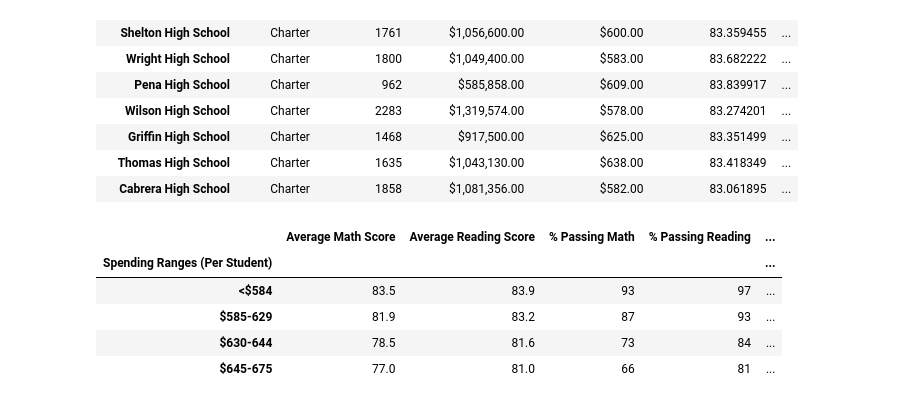
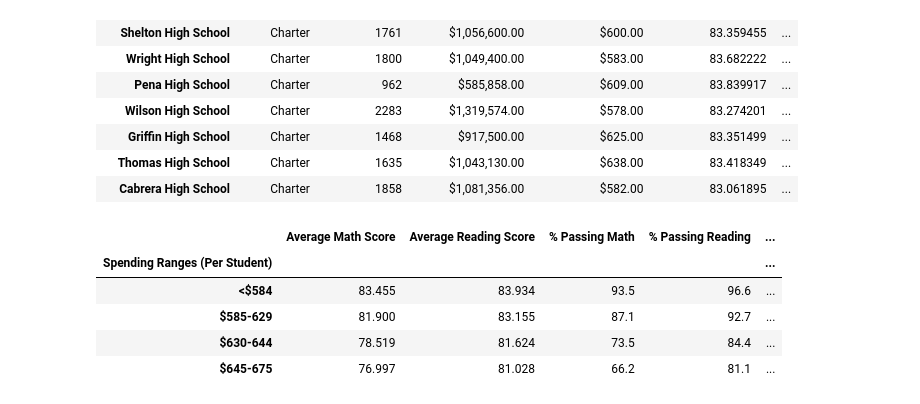
Before and after one commit to SheriZig/School_District_Analysis, a Jupyter notebook: PyCitySchools.ipynb, the cells around one changed output. Drawn from its saved outputs; the diff is of its cells as text; code cells hidden in the pictures.

```diff
--- a/PyCitySchools.ipynb
+++ b/PyCitySchools.ipynb
@@ -1061,30 +1073,30 @@ overall_passing_spending = per_school_summary_df.groupby(["Spending Ranges (Per
 # %%
 #Assemble into DataFrame
 spending_summary_df = pd.DataFrame({
     "Average Math Score" : spending_math_scores,
     "Average Reading Score" : spending_reading_scores,
     "% Passing Math" : spending_passing_math,
      "% Passing Reading" : spending_passing_reading,
     "% Overall Passing" : overall_passing_spending
 })
 
 #formatting
-spending_summary_df["Average Math Score"] = spending_summary_df["Average Math Score"].map("{:.1f}".format)
+spending_summary_df["Average Math Score"] = spending_summary_df["Average Math Score"].map("{:.3f}".format)
 
-spending_summary_df["Average Reading Score"] = spending_summary_df["Average Reading Score"].map("{:.1f}".format)
+spending_summary_df["Average Reading Score"] = spending_summary_df["Average Reading Score"].map("{:.3f}".format)
 
-spending_summary_df["% Passing Math"] = spending_summary_df["% Passing Math"].map("{:.0f}".format)
+spending_summary_df["% Passing Math"] = spending_summary_df["% Passing Math"].map("{:.1f}".format)
 
-spending_summary_df["% Passing Reading"] = spending_summary_df["% Passing Reading"].map("{:.0f}".format)
+spending_summary_df["% Passing Reading"] = spending_summary_df["% Passing Reading"].map("{:.1f}".format)
 
-spending_summary_df["% Overall Passing"] = spending_summary_df["% Overall Passing"].map("{:.0f}".format)
+spending_summary_df["% Overall Passing"] = spending_summary_df["% Overall Passing"].map("{:.1f}".format)
 
 
 spending_summary_df
 # %% [output]
 |  | Average Math Score | Average Reading Score | % Passing Math | % Passing Reading | ... |
 | Spending Ranges (Per Student) |  |  |  |  | ... |
-| <$584 | 83.5 | 83.9 | 93 | 97 | ... |
-| $585-629 | 81.9 | 83.2 | 87 | 93 | ... |
-| $630-644 | 78.5 | 81.6 | 73 | 84 | ... |
-| $645-675 | 77.0 | 81.0 | 66 | 81 | ... |
+| <$584 | 83.455 | 83.934 | 93.5 | 96.6 | ... |
+| $585-629 | 81.900 | 83.155 | 87.1 | 92.7 | ... |
+| $630-644 | 78.519 | 81.624 | 73.5 | 84.4 | ... |
+| $645-675 | 76.997 | 81.028 | 66.2 | 81.1 | ... |
```
Also changed, not shown: parts of 21 cells of this notebook, 12 other files.
